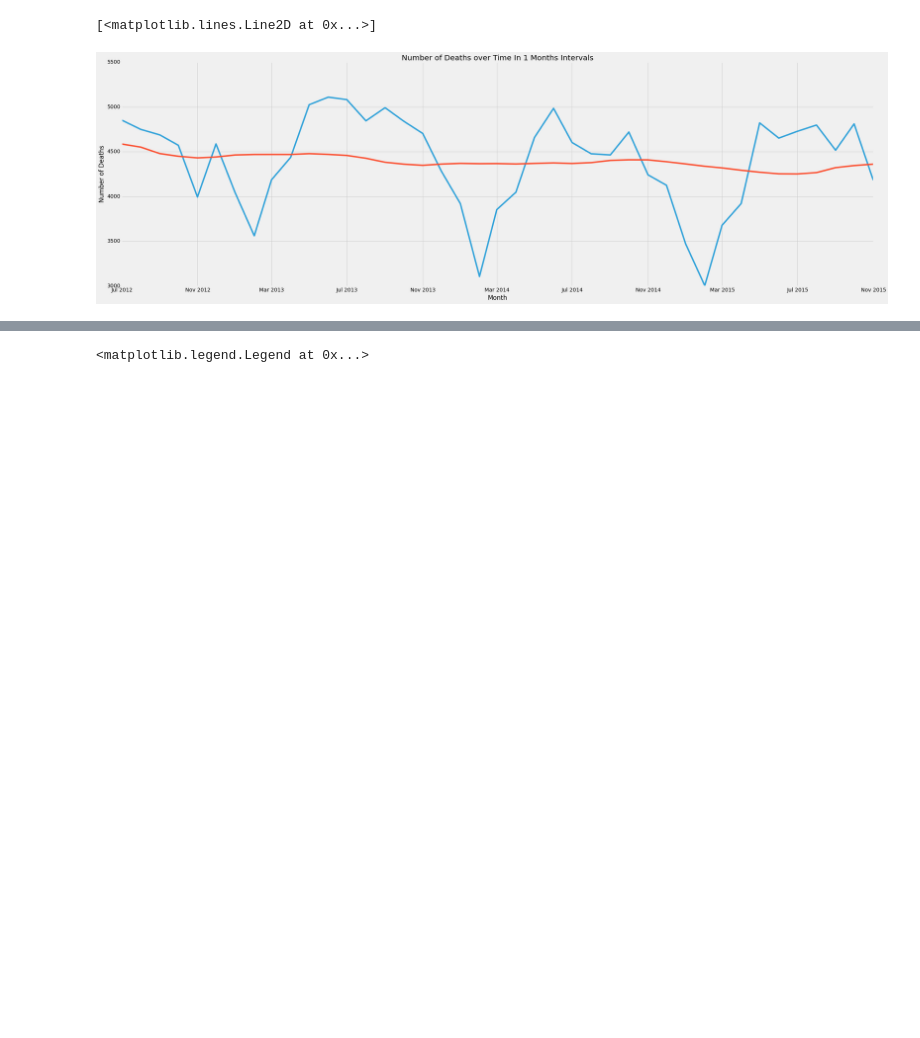
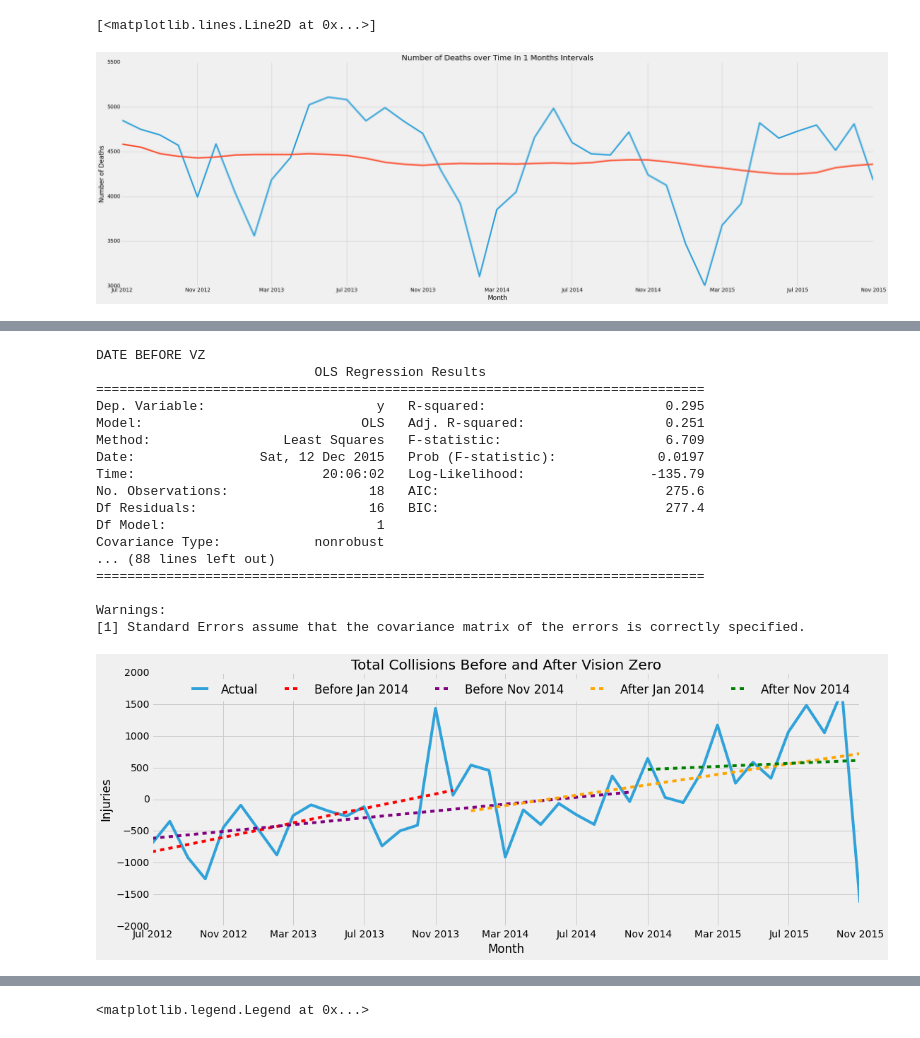
Before and after one commit to afcarl/civic_ps3, a Jupyter notebook: Time Series (Month).ipynb, the cells around one changed output, grey strips where cells are left out. Cells and saved outputs as stored; diff of their text form; code cells hidden in the pictures; blank space fills up the shorter version.

```diff
--- a/Time Series (Month).ipynb
+++ b/Time Series (Month).ipynb
@@ -69,10 +69,10 @@ injured_categories = [
 ]
 
 injured_categories_2 = [
-    ('NUMBER OF PERSONS INJURED', 'Person', 'blue'),
-    ('NUMBER OF PEDESTRIANS INJURED', 'Pedestrian', 'green'),
-    ('NUMBER OF CYCLIST INJURED', 'Cyclist', 'red'),
-    ('NUMBER OF MOTORIST INJURED', 'Motorist', 'orange')
+    ('NUMBER OF PERSONS INJURED', 'Person', 'blue', 0),
+    ('NUMBER OF PEDESTRIANS INJURED', 'Pedestrian', 'green', 1),
+    ('NUMBER OF CYCLIST INJURED', 'Cyclist', 'red', 2),
+    ('NUMBER OF MOTORIST INJURED', 'Motorist', 'orange', 3)
 ]
 
 percent_categories = [
@@ -256,13 +250,14 @@ ax.plot(x,smoothed)
 [<matplotlib.lines.Line2D at 0x...>]
 [figure]
 # %%
-def doStuff1(col):
+def doStuff1(col,title,ax,agg=None):
     # Where Vision Zero Started and Where Speed limit went city wide
     jan_index = 18
     nov_index = 28
 
     # Aggregate
-    agg = crashes.groupby('DATE').sum()[col]
+    if agg is None:
+        agg = crashes.groupby('DATE').sum()[col]
     months = crashes.groupby('DATE').mean()['month']
     dates = np.unique(crashes['DATE'])
 
@@ -275,11 +270,11 @@ def doStuff1(col):
     diff = agg - y
 
     # Create Fig
-    figure, ax = pl.subplots(figsize=(16,6))
-    ax.set_title(col)
+    #figure, ax = pl.subplots(figsize=(16,6))
+    ax.set_title(title)
     #ax.plot_date(dates,agg,'-',label='Monthly Totals')
     #ax.plot_date(dates,y,'--',color='orange',label='Model with Months')
-    ax.plot_date(dates,diff,'-',label='Actual - Model')
+    ax.plot_date(dates,diff,'-',label='Actual')
 
 
     #Before
@@ -287,10 +282,20 @@ def doStuff1(col):
     x = np.arange(len(y))
     df = {'y': y, 'x': x}
     mod = smf.ols(formula='y ~ x', data = df).fit()
-    print col, 'BEFORE'
+    print col, 'BEFORE VZ'
     print mod.summary()
     y = mod.predict(df)
-    ax.plot_date(dates[:jan_index],y,'--',color='red',label='Regression Before Vision Zero')
+    ax.plot_date(dates[:jan_index],y,'--',color='red',label='Before Jan 2014')
+
+    #Before Nov
+    y = diff[:nov_index]#/diff[0]#/np.max(trend[:jan_index+1])
+    x = np.arange(len(y))
+    df = {'y': y, 'x': x}
+    mod = smf.ols(formula='y ~ x', data = df).fit()
+    print col, 'BEFORE NOV'
+    print mod.summary()
+    y = mod.predict(df)
+    ax.plot_date(dates[:nov_index],y,'--',color='purple',label='Before Nov 2014')
 
     #JAN
     y = diff[jan_index:]#/diff[0]#/np.max(trend[:jan_index+1])
@@ -300,7 +305,7 @@ def doStuff1(col):
     print col, 'JAN'
     print mod.summary()
     y = mod.predict(df)
-    ax.plot_date(dates[jan_index:],y,'--',color='orange',label='Regression After Vision Zero')
+    ax.plot_date(dates[jan_index:],y,'--',color='orange',label='After Jan 2014')
 
     #NOV
     y = diff[nov_index:]#/diff[0]#/np.max(trend[:jan_index+1])
@@ -310,8 +315,8 @@ def doStuff1(col):
     print col, 'NOV'
     print mod.summary()
     y = mod.predict(df)
-    ax.plot_date(dates[nov_index:],y,'--',color='green',label='Regression After 25MPH')
+    ax.plot_date(dates[nov_index:],y,'--',color='green',label='After Nov 2014')
 
     ax.set_xlabel('Month')
     ax.set_ylabel('Injuries')
-    ax.legend()
+    ax.legend(ncol=5)
@@ -342,0 +323,23 @@ Warnings:
+# %%
+fig, ax = pl.subplots(figsize=(16,6), dpi=600)
+agg = crashes.groupby('DATE').count()['month']
+doStuff1('DATE','Total Collisions Before and After Vision Zero', ax, agg)
+# %% [output]
+DATE BEFORE VZ
+                            OLS Regression Results
+==============================================================================
+Dep. Variable:                      y   R-squared:                       0.295
+Model:                            OLS   Adj. R-squared:                  0.251
+Method:                 Least Squares   F-statistic:                     6.709
+Date:                Sat, 12 Dec 2015   Prob (F-statistic):             0.0197
+Time:                        20:06:02   Log-Likelihood:                -135.79
+No. Observations:                  18   AIC:                             275.6
+Df Residuals:                      16   BIC:                             277.4
+Df Model:                           1
+Covariance Type:            nonrobust
+... (88 lines left out)
+==============================================================================
+
+Warnings:
+[1] Standard Errors assume that the covariance matrix of the errors is correctly specified.
+[figure, added]
```
Also changed, not shown: parts of 4 cells of this notebook, 3 other files.
